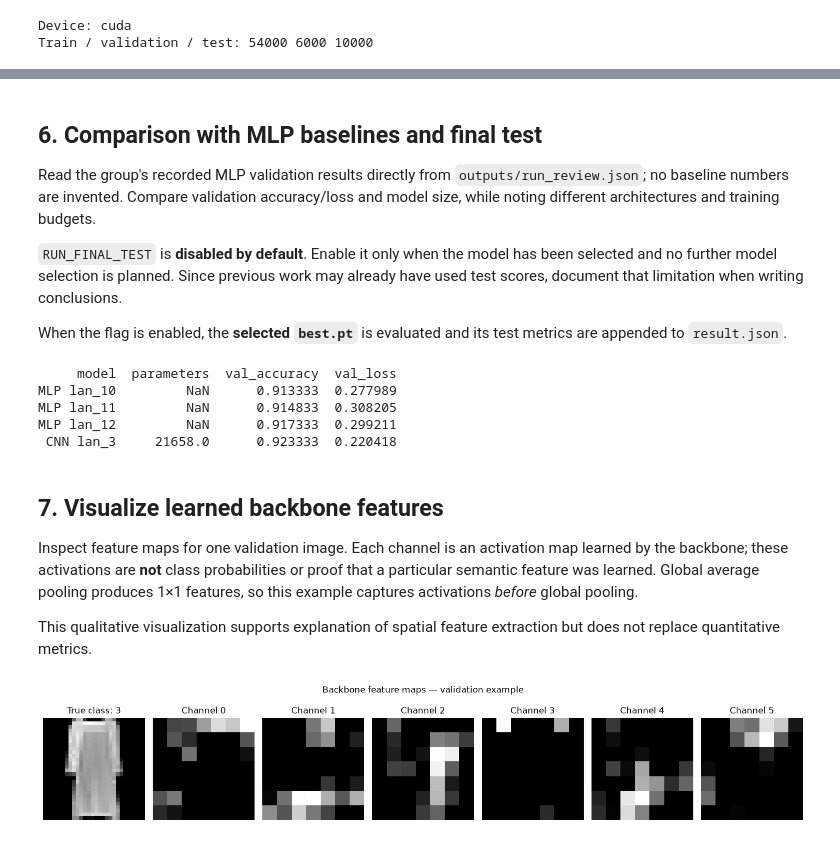
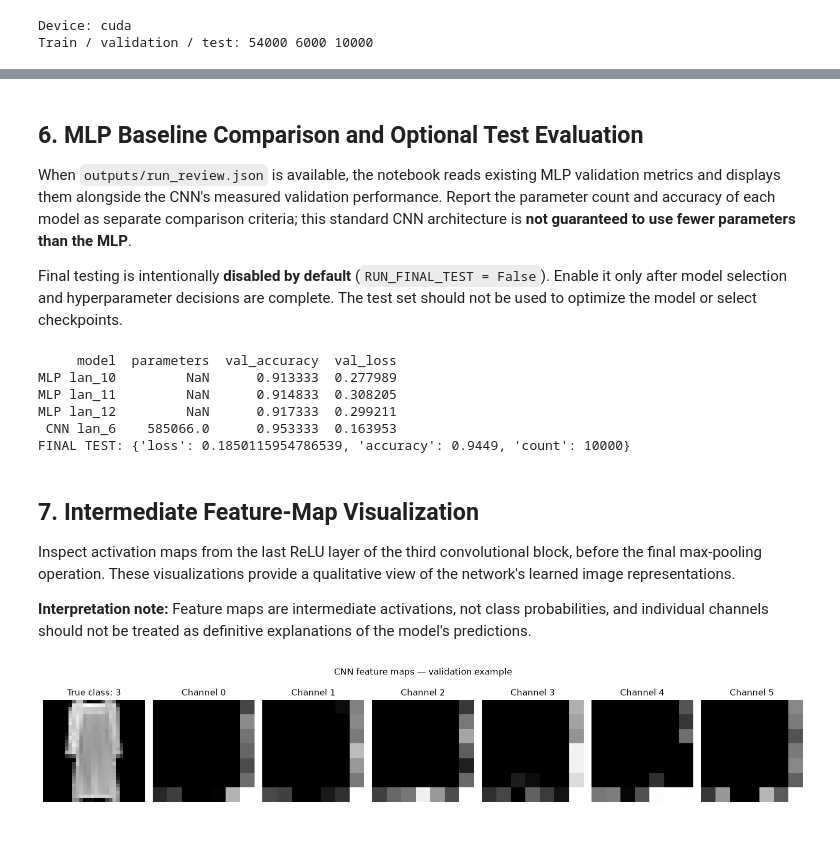
Before and after one commit to tinh633/deep-learning, a Jupyter notebook: practice_1_fashionmnist/cnn_new.ipynb, the cells around one changed output, grey strips where cells are left out. Saved outputs shown, nothing was run; the diff lists cells and outputs as text; code cells hidden in the pictures.

```diff
--- a/practice_1_fashionmnist/cnn_new.ipynb
+++ b/practice_1_fashionmnist/cnn_new.ipynb
@@ -119,7 +165,10 @@ Trainable parameters: 21658 | Output shape: (2, 10)
 # %%
 set_seed(SETTINGS['seed'])
-train_loader, val_loader, test_loader = build_loaders(DATA_SETTINGS)
-model = CompactCNN(SETTINGS['dropout']).to(device)
+model = make_model(SETTINGS['dropout']).to(device)
+model.eval()
+with torch.no_grad():
+    model(torch.zeros(1, 1, 28, 28, device=device))
+model.train()
 criterion = nn.CrossEntropyLoss()
 optimizer = torch.optim.AdamW(model.parameters(), lr=SETTINGS['lr'], weight_decay=SETTINGS['weight_decay'])
 scheduler = torch.optim.lr_scheduler.CosineAnnealingLR(optimizer, T_max=SETTINGS['epochs'])
@@ -161,7 +210,7 @@ for epoch in range(1, SETTINGS['epochs'] + 1):
         best_score, best_epoch, no_improve = score, epoch, 0
         torch.save(dict(model_state=model.state_dict(), settings=dict(SETTINGS),
              data_config=dict(DATA_SETTINGS), validation=val, epoch=epoch,
-             architecture='CompactCNN', parameters=parameters), folder / 'best.pt')
+             architecture='SimpleSequentialCNN', parameters=parameters), folder / 'best.pt')
     else:
         no_improve += 1
     print(f"Epoch {epoch:02d}/{SETTINGS['epochs']} | train={row['train_accuracy']:.2%} "
@@ -200,6 +247,9 @@ Reload `best.pt` explicitly before reporting results; do not evaluate the final
 # %%
 saved = torch.load(folder / 'best.pt', map_location=device, weights_only=True)
-model = CompactCNN(saved['settings']['dropout']).to(device)
+model = make_model(saved['settings']['dropout']).to(device)
+model.eval()
+with torch.no_grad():
+    model(torch.zeros(1, 1, 28, 28, device=device))
 model.load_state_dict(saved['model_state'])
 model.eval()
 train_eval = DataLoader(train_loader.dataset, batch_size=256, shuffle=False)
@@ -254,11 +302,9 @@ fig.savefig(folder / 'confusion_validation.png', dpi=130); plt.show()
 # %% [markdown]
-## 6. Comparison with MLP baselines and final test
+## 6. MLP Baseline Comparison and Optional Test Evaluation
 
-Read the group's recorded MLP validation results directly from `outputs/run_review.json`; no baseline numbers are invented. Compare validation accuracy/loss and model size, while noting different architectures and training budgets.
+When `outputs/run_review.json` is available, the notebook reads existing MLP validation metrics and displays them alongside the CNN's measured validation performance. Report the parameter count and accuracy of each model as separate comparison criteria; this standard CNN architecture is **not guaranteed to use fewer parameters than the MLP**.
 
-`RUN_FINAL_TEST` is **disabled by default**. Enable it only when the model has been selected and no further model selection is planned. Since previous work may already have used test scores, document that limitation when writing conclusions.
-
-When the flag is enabled, the **selected `best.pt`** is evaluated and its test metrics are appended to `result.json`.
+Final testing is intentionally **disabled by default** (`RUN_FINAL_TEST = False`). Enable it only after model selection and hyperparameter decisions are complete. The test set should not be used to optimize the model or select checkpoints.
 # %%
 review_path = root / 'outputs' / 'run_review.json'
 if review_path.exists():
@@ -275,7 +321,7 @@ if review_path.exists():
 else:
     print('Không thấy run_review.json: chỉ báo cáo CNN, không tự tạo số liệu MLP.')
 
-RUN_FINAL_TEST = False
+RUN_FINAL_TEST = True
 if RUN_FINAL_TEST:
     scores['test'] = evaluate(model, test_loader, device)
     print('FINAL TEST:', scores['test'])
@@ -285,29 +331,31 @@ if RUN_FINAL_TEST:
 MLP lan_10         NaN      0.913333  0.277989
 MLP lan_11         NaN      0.914833  0.308205
 MLP lan_12         NaN      0.917333  0.299211
- CNN lan_3     21658.0      0.923333  0.220418
+ CNN lan_6    585066.0      0.953333  0.163953
+FINAL TEST: {'loss': 0.1850115954786539, 'accuracy': 0.9449, 'count': 10000}
 # %% [markdown]
-## 7. Visualize learned backbone features
+## 7. Intermediate Feature-Map Visualization
 
-Inspect feature maps for one validation image. Each channel is an activation map learned by the backbone; these activations are **not** class probabilities or proof that a particular semantic feature was learned. Global average pooling produces 1×1 features, so this example captures activations *before* global pooling.
+Inspect activation maps from the last ReLU layer of the third convolutional block, before the final max-pooling operation. These visualizations provide a qualitative view of the network's learned image representations.
 
-This qualitative visualization supports explanation of spatial feature extraction but does not replace quantitative metrics.
+**Interpretation note:** Feature maps are intermediate activations, not class probabilities, and individual channels should not be treated as definitive explanations of the model's predictions.
 # %%
-# Inspect feature maps immediately before global average pooling.
+# Phần đầu của Sequential (index 0..19) kết thúc tại ReLU cuối Block 3.
 image, label = val_loader.dataset[0]
+model.eval()
 with torch.no_grad():
-    activations = model.backbone[:-1](image.unsqueeze(0).to(device)).cpu()[0]
+    activations = model[:20](image.unsqueeze(0).to(device)).cpu()[0]
 fig, axes = plt.subplots(1, 7, figsize=(15, 3))
 axes[0].imshow(image[0], cmap='gray')
 axes[0].set_title(f'True class: {int(label)}')
 axes[0].axis('off')
 for channel, ax in enumerate(axes[1:]):
     ax.imshow(activations[channel], cmap='gray')
     ax.set_title(f'Channel {channel}')
     ax.axis('off')
-fig.suptitle('Backbone feature maps — validation example')
+fig.suptitle('CNN feature maps — validation example')
 fig.tight_layout()
 fig.savefig(folder / 'backbone_features.png', dpi=130)
 plt.show()
 # %% [output]
-[figure, old version]
+[figure, new version]
```
Also changed, not shown: parts of 12 cells of this notebook.
